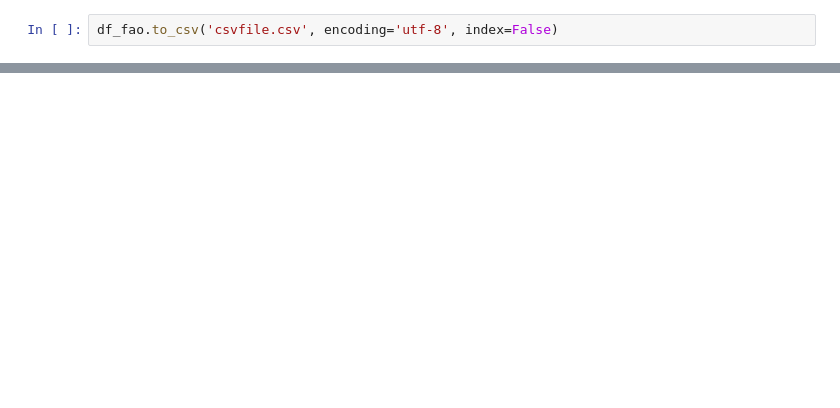
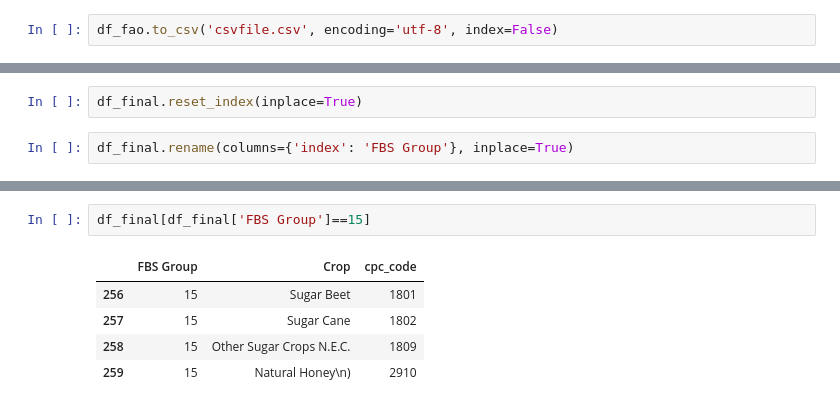
Before and after one commit to pariosur/food_waste, a Jupyter notebook: food_waste/Food Waste Analysis.ipynb, the cells around one changed output, grey strips where cells are left out. Cells and saved outputs as stored; diff of their text form; blank space fills up the shorter version.

```diff
--- a/food_waste/Food Waste Analysis.ipynb
+++ b/food_waste/Food Waste Analysis.ipynb
@@ -739,0 +504,4 @@ df_final
+# %%
+df_final.reset_index(inplace=True)
+# %%
+df_final.rename(columns={'index': 'FBS Group'}, inplace=True)
@@ -739,0 +521,8 @@ df_final
+# %%
+df_final[df_final['FBS Group']==15]
+# %% [output]
+|  | FBS Group | Crop | cpc_code |
+| 256 | 15 | Sugar Beet | 1801 |
+| 257 | 15 | Sugar Cane | 1802 |
+| 258 | 15 | Other Sugar Crops N.E.C. | 1809 |
+| 259 | 15 | Natural Honey\n) | 2910 |
```
Also changed, not shown: parts of 73 cells of this notebook, 1 other file.
